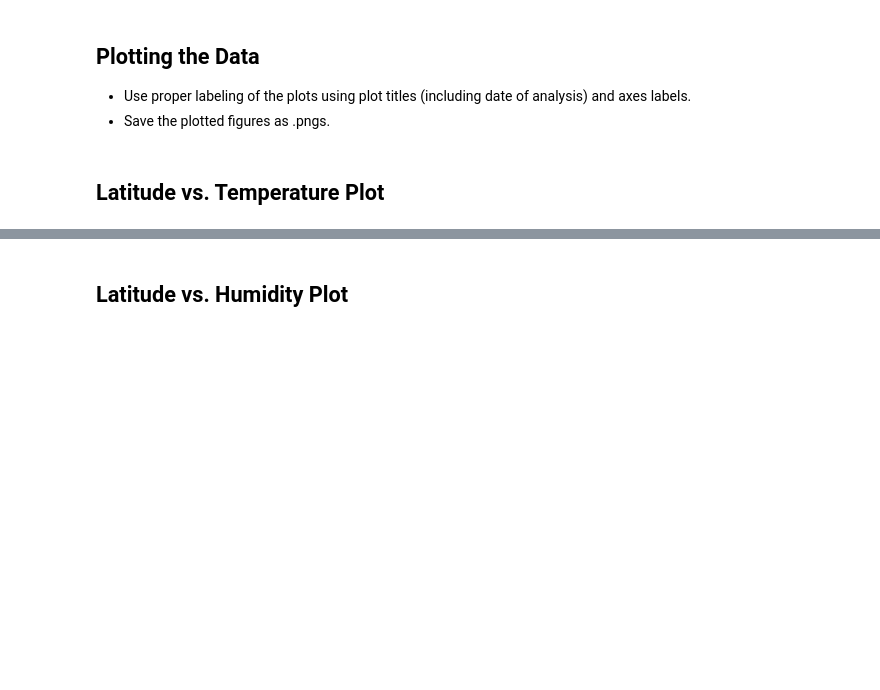
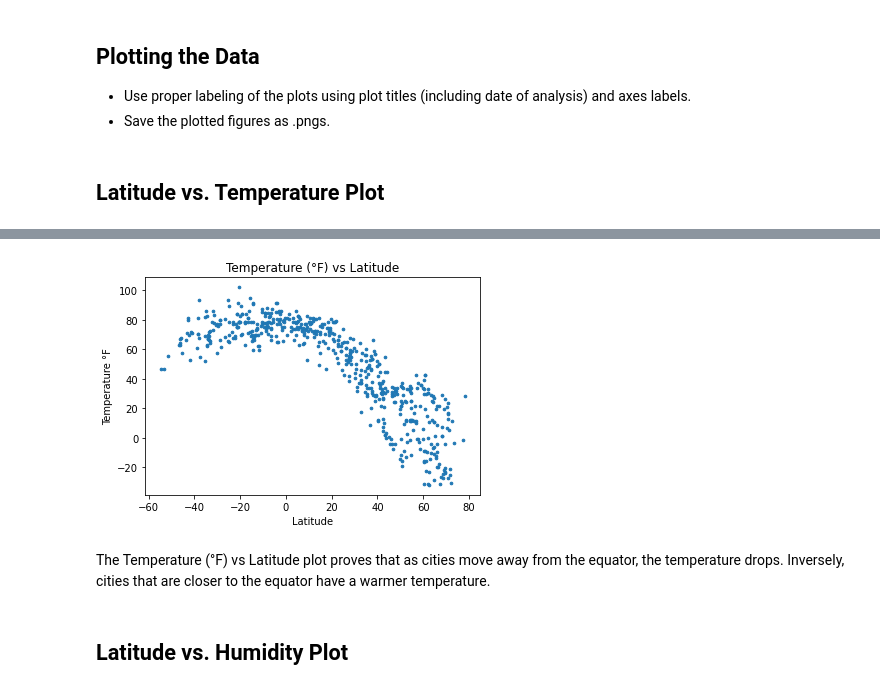
Before and after one commit to KGore12/python-api-challenge, a Jupyter notebook: WeatherPy/WeatherPy.ipynb, the cells around one changed output, grey strips where cells are left out. Drawn from its saved outputs; the diff is of its cells as text; code cells hidden in the pictures; blank space fills up the shorter version.

Commit message:
analysis of 1st couple plots

```diff
--- a/WeatherPy/WeatherPy.ipynb
+++ b/WeatherPy/WeatherPy.ipynb
@@ -192,2 +179,17 @@ Skip this step if there are no cities that have humidity > 100%.
+# %%
+# Build a scatter plot for Latitude vs. Temperature
+plt.scatter(city_weather_df["Lat"], city_weather_df["Max Temp"], marker="o", s=7)
+
+# Label this scatter plot and save this plot to output_files folder
+plt.title("Temperature (°F) vs Latitude")
+plt.xlabel("Latitude")
+plt.ylabel("Temperature °F")
+plt.savefig("output_files/Temperature (°F) vs Latitude")
+plt.show()
+# %% [output]
+[figure, added]
+# %% [markdown]
+The Temperature (°F) vs Latitude plot proves that as cities move away from the equator, the temperature drops.
+Inversely, cities that are closer to the equator have a warmer temperature.
 # %% [markdown]
 ## Latitude vs. Humidity Plot
```
Also changed, not shown: parts of 6 cells of this notebook.
